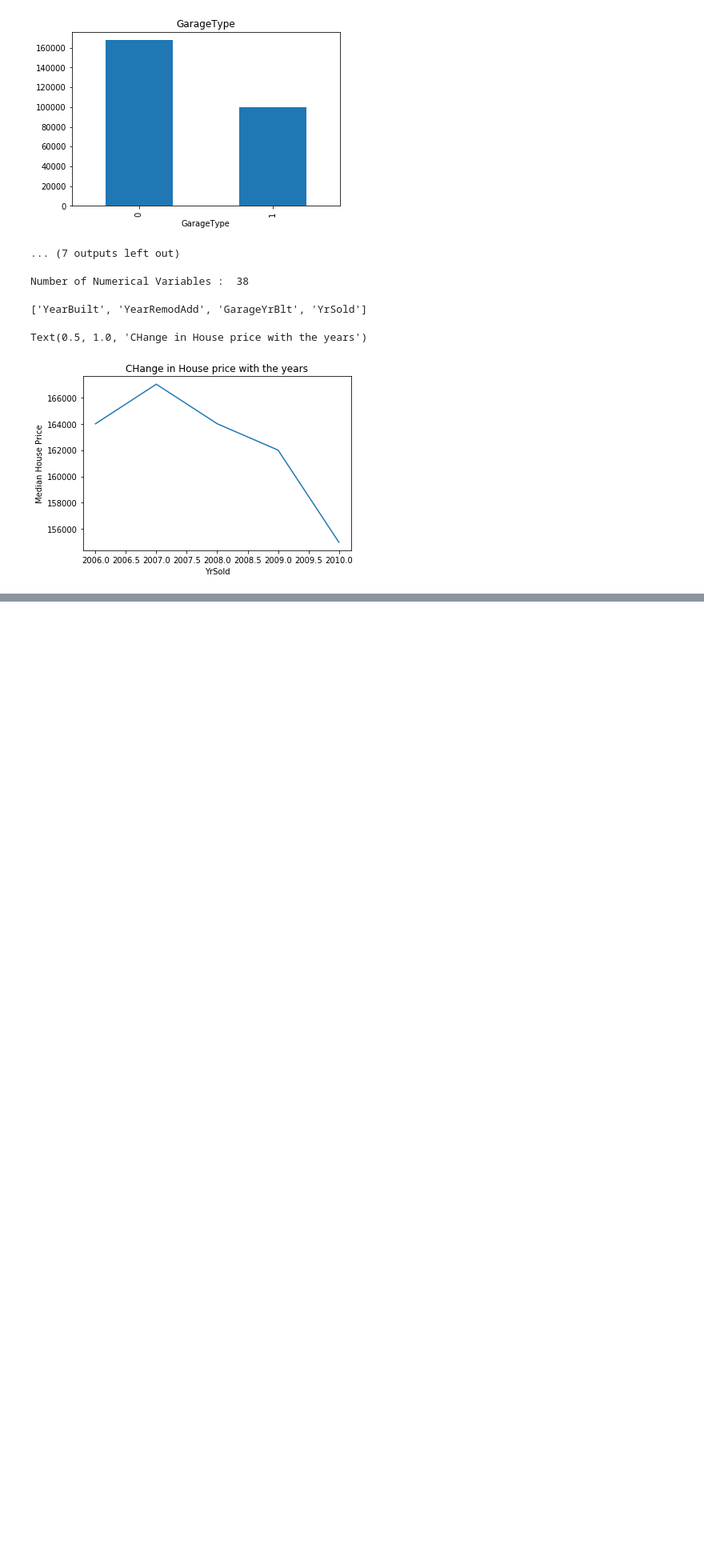
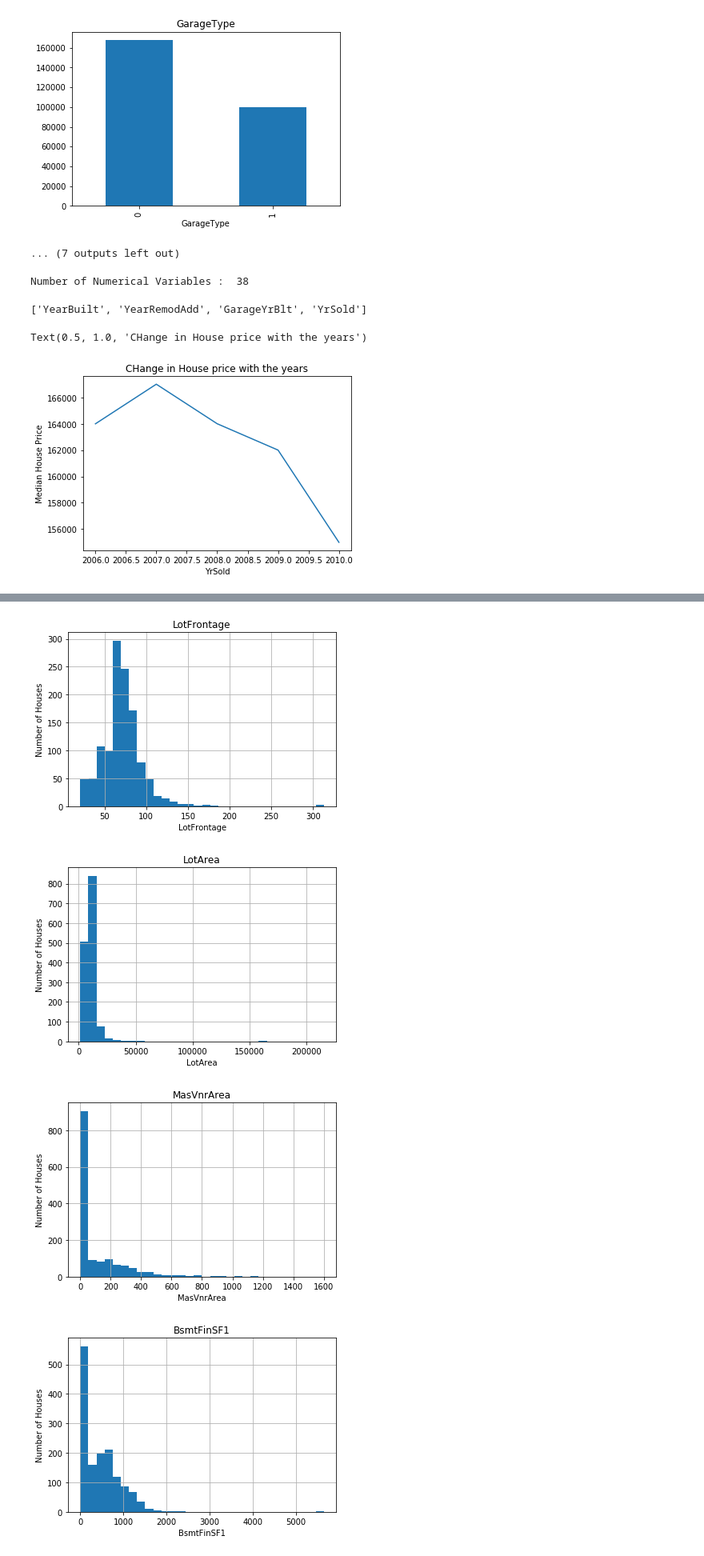
Before and after one commit to mostofa-ahsan/Projects, a Jupyter notebook: Housing Price/Housing Data Analysis.ipynb, the cells around one changed output, grey strips where cells are left out. Shown at 80% size. Drawn from its saved outputs; the diff is of its cells as text; code cells hidden in the pictures; blank space fills up the shorter version.

```diff
--- a/Housing Price/Housing Data Analysis.ipynb
+++ b/Housing Price/Housing Data Analysis.ipynb
@@ -89,0 +145,3 @@ Text(0.5, 1.0, 'CHange in House price with the years')
+# %%
+continuous_variables = [ i for i in numerical_variables if i not in year_variables+['Id']+discrete_variables]
+print('Number of Continuous Variables:', len(continuous_variables))
@@ -89,0 +159,16 @@ Text(0.5, 1.0, 'CHange in House price with the years')
+# %%
+def analyze_continuous_variables(df,var):
+    df = df.copy()
+    df[var].hist(bins=30)
+    plt.ylabel('Number of Houses')
+    plt.xlabel(var)
+    plt.title(var)
+    plt.show()
+
+for i in continuous_variables:
+    analyze_continuous_variables(data,i)
+# %% [output]
+[figure, added]
+[figure, added]
+[figure, added]
+[figure, added]
```
Also changed, not shown: parts of 9 cells of this notebook.
